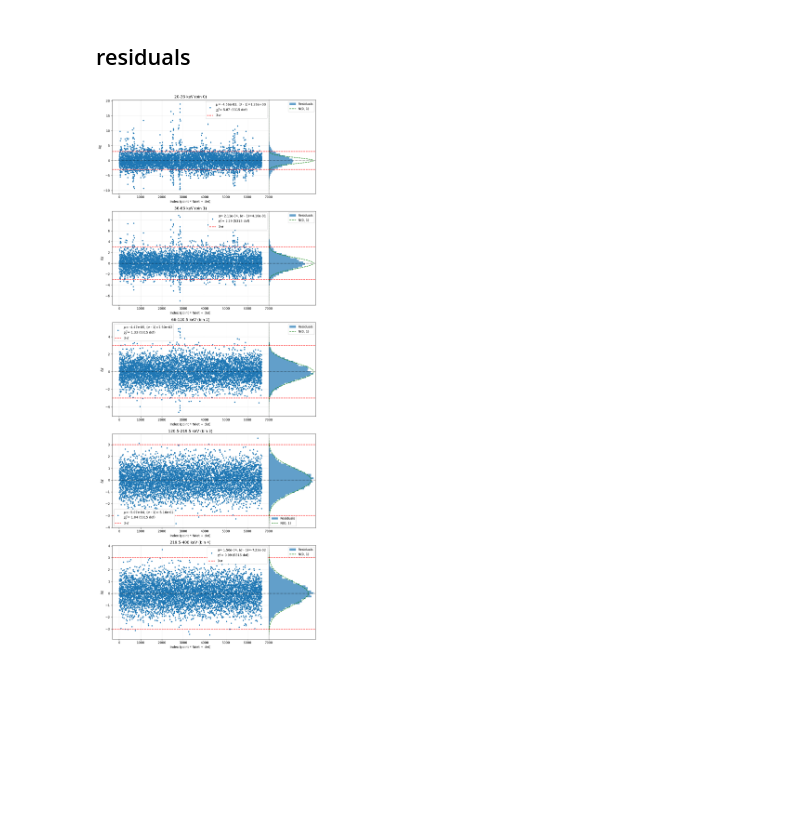
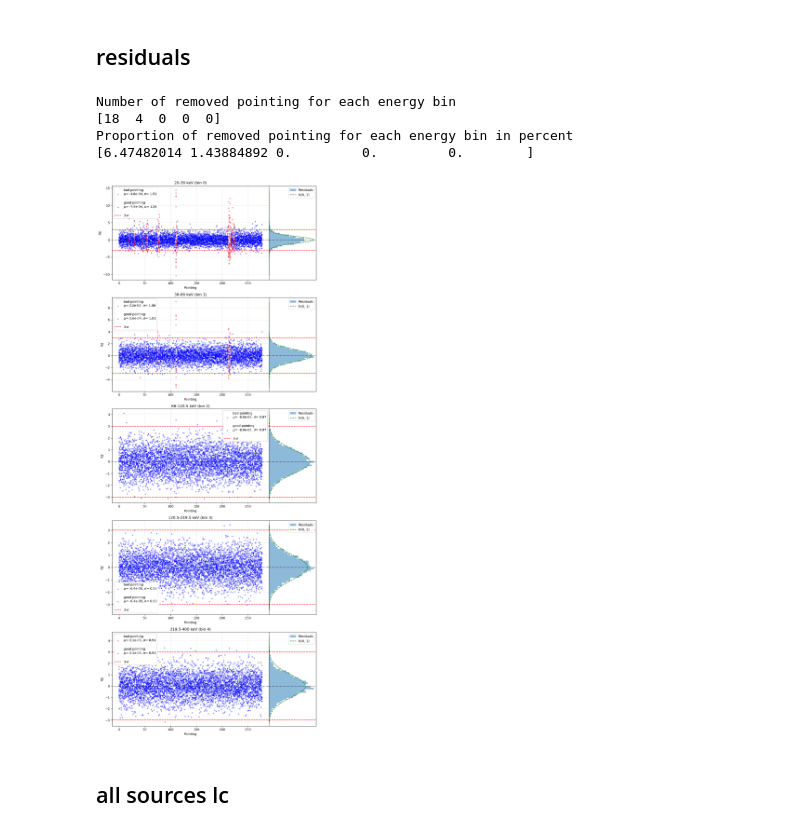
Before and after one commit to tristanbouchet/spi-tap, a Jupyter notebook: auto_spitap.ipynb, the cells around one changed output. Saved outputs shown, nothing was run; the diff lists cells and outputs as text; code cells hidden in the pictures; blank space fills up the shorter version.

Commit message:
Added bad pointing flagging

```diff
--- a/auto_spitap.ipynb
+++ b/auto_spitap.ipynb
@@ -17,8 +17,8 @@ RUN = {
     # "full_name": "Crab", "ra": None, "dec": None, #83.6331, 22.0145,
     "full_name": "none", "ra": 252, "dec": -51,
     # "full_name": "none", "ra": 83.6331, "dec": 22.0145,
-    "date_start": "2004-01-01",
-    "date_end": "2005-01-01",
+    "date_start": "2003-01-01",
+    "date_end": "2004-01-01",
     "off_angle": 10.0, # angle from main source to pointing centers
     "evt_type": "SE",
     "binning_type": "log",
@@ -152,9 +169,10 @@ Environment and directory restored.
 %autoreload 2
 import spitap.analyze_res as res
 
-# spec_path = obs.spec_path
+spec_path = obs.spec_path
+# spec_path= "/home/tbouchet/spi-tap/obs/reg2/2004-01-01_2005-01-01_10deg/20_400_5log_SE/fit_1rn_1pi"
 # spec_path= "/home/tbouchet/spi-tap/obs/reg2/2004-01-01_2005-01-01_10deg/20_400_5log_SE/fit_0di_1pi"
-spec_path= "/home/tbouchet/spi-tap/obs/test_rev/2004-01-01_2005-01-01_10deg/20_400_5log_SE/fit_0di_1pi"
+# spec_path= "/home/tbouchet/spi-tap/obs/test_rev/2004-01-01_2005-01-01_10deg/20_400_5log_SE/fit_0di_1pi"
 # spec_path = "/home/tbouchet/spi-tap/obs/test_rev/2012-01-01_2013-01-01_10deg/20_400_10log_SE/fit_1rn_1pi"
 # spec_path = "/home/tbouchet/SPI_SOURCES/obs/test/2005-01-01_2005-06-01_10deg/20_400_20log_SE/fit_1di_1pi"
 spi_result = res.SPIResult(spec_path)
@@ -165,12 +191,21 @@ Shape of residual array (351, 19, 5)
 # %% [markdown]
 ## residuals
+# %%
+spi_result.select_pointing(det_thresh=7, std_point_thresh= 2.);
+# %% [output]
+Number of removed pointing for each energy bin
+[18  4  0  0  0]
+Proportion of removed pointing for each energy bin in percent
+[6.47482014 1.43884892 0.         0.         0.        ]
 # %%
-
 axes=spi_result.plot_chi_per_point_per_det(energy_bins=None, n_sigma=3, figsize=(10,5),
-                                           show_det=False, show_hist=True, n_hist_bins=50)
+                                           show_det=True, show_hist=True, n_hist_bins=50,
+                                           show_point_select=True)
 for ax in axes:
     ax.legend(framealpha=1)
 # axes[0].set_xlim(120, 160)
 # %% [output]
-[figure, old version]
+[figure, new version]
+# %% [markdown]
+## all sources lc
 # %%
```
Also changed, not shown: parts of 12 cells of this notebook, 2 other files.
